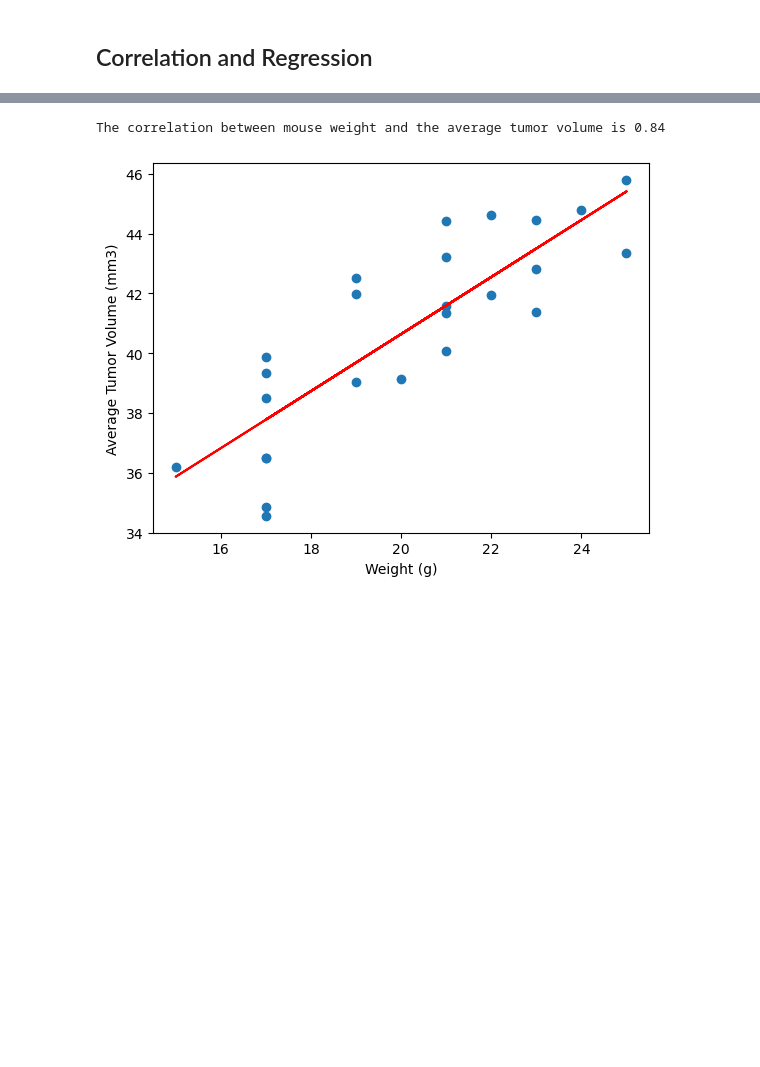
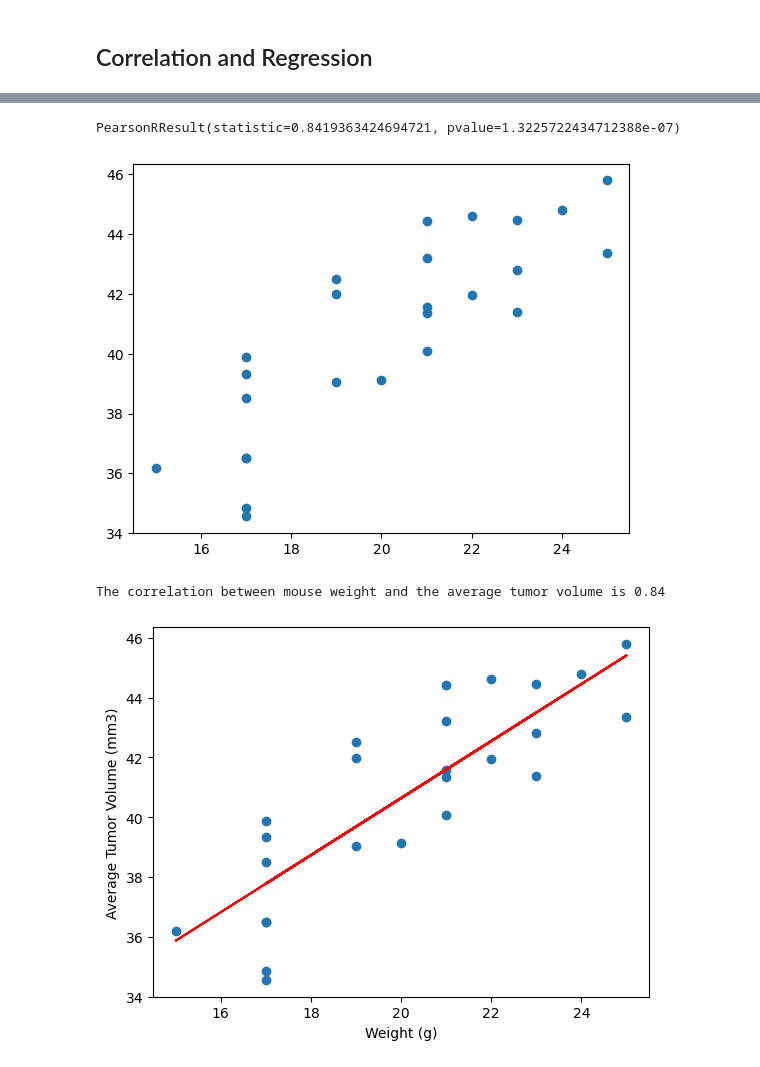
Before and after one commit to JuanJCoronado/Challenge5_JuanCoronado, a Jupyter notebook: pymaceuticals_starter.ipynb, the cells around one changed output, grey strips where cells are left out. Cells and saved outputs as stored; diff of their text form; code cells hidden in the pictures; blank space fills up the shorter version.

```diff
--- a/pymaceuticals_starter.ipynb
+++ b/pymaceuticals_starter.ipynb
@@ -355,0 +396,6 @@ Ceftamin's potential outliers: Series([], Name: Tumor Volume (mm3), dtype: float
+# %%
+x_values = CapomulinTumorAverage['Weight (g)']
+y_values = CapomulinTumorAverage['Tumor Volume (mm3)']
+st.pearsonr(x_values, y_values)
+# %% [output]
+PearsonRResult(statistic=0.8419363424694721, pvalue=1.3225722434712388e-07)
@@ -356,3 +404,10 @@ Ceftamin's potential outliers: Series([], Name: Tumor Volume (mm3), dtype: float
+# %%
+plt.scatter(x_values, y_values)
+b,a = np.polyfit(x_values,y_values,deg=1)
+xseq = np.linspace(0, 10, num=100)
+plt.show()
+# %% [output]
+[figure, added]
 # %%
 # Calculate the correlation coefficient and a linear regression model
 # for mouse weight and average observed tumor volume for the entire Capomulin regimen
```
Also changed, not shown: parts of 8 cells of this notebook.
